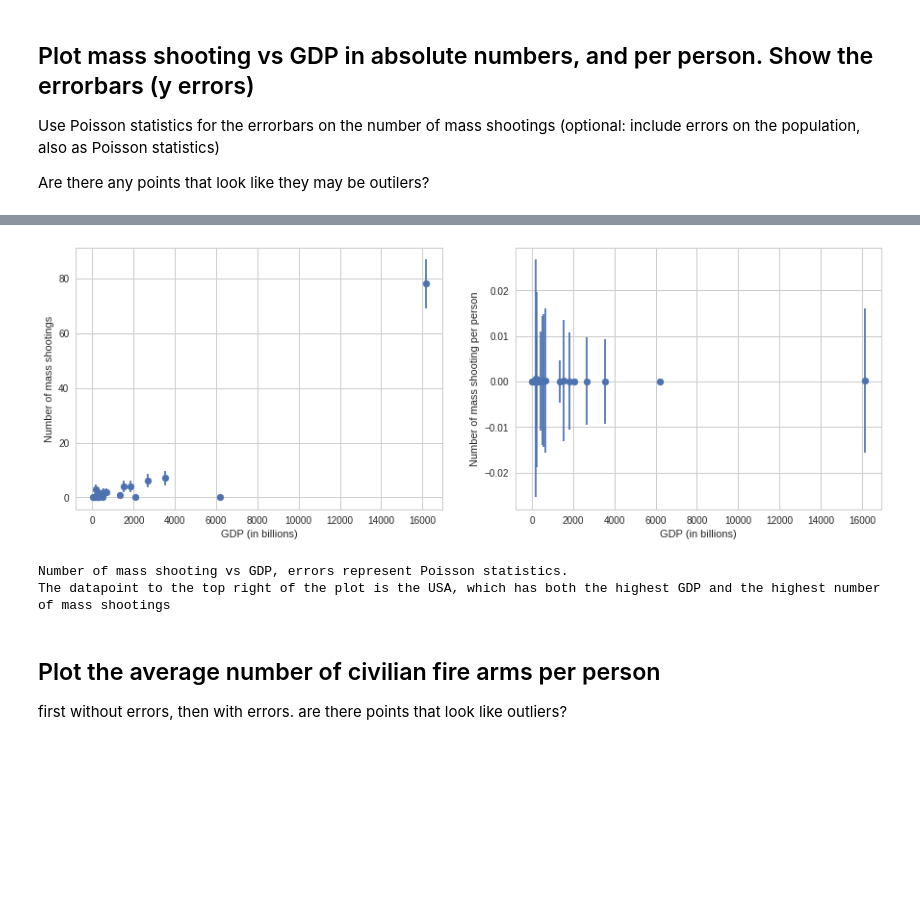
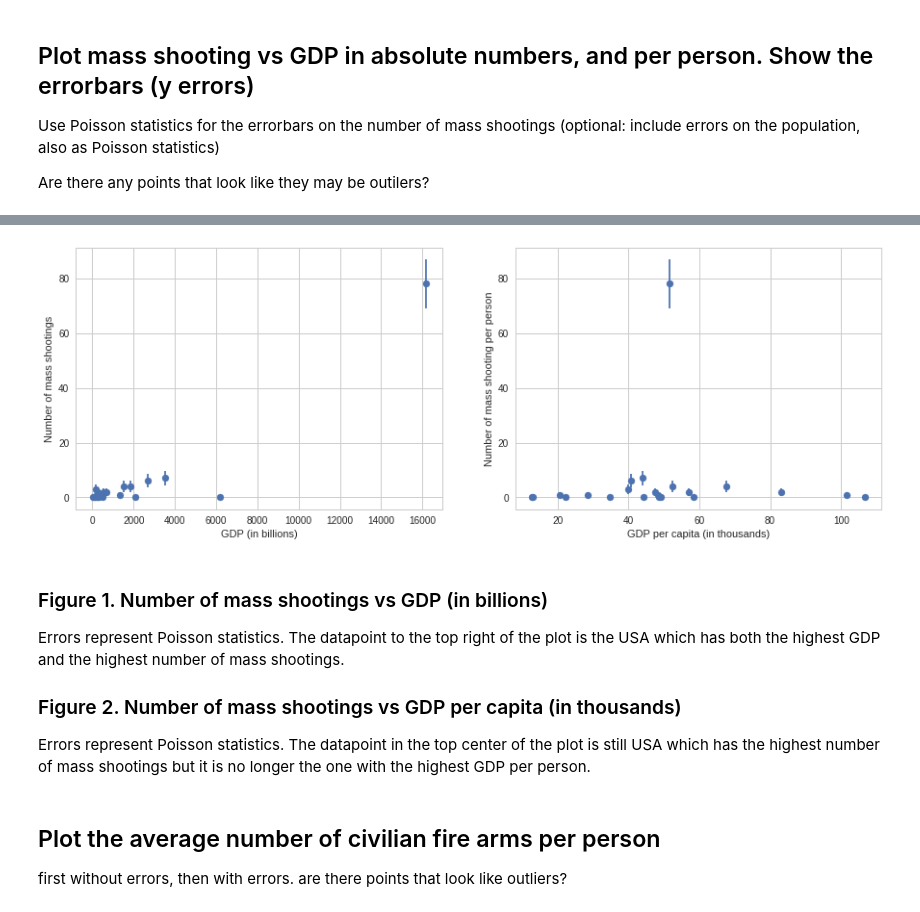
Before and after one commit to qiuyliu/PUI2017_uc288, a Jupyter notebook: HW5_uc288/Assignment3_uc288.ipynb, the cells around one changed output, grey strips where cells are left out. Drawn from its saved outputs; the diff is of its cells as text; code cells hidden in the pictures; blank space fills up the shorter version.

```diff
--- a/HW5_uc288/Assignment3_uc288.ipynb
+++ b/HW5_uc288/Assignment3_uc288.ipynb
@@ -173,3 +172,6 @@ len(df)
 Use Poisson statistics for the errorbars on the number of mass shootings (optional: include errors on the population, also as Poisson statistics)
 
 Are there any points that look like they may be outilers?
+# %%
+df['gdpcapita'] = df['gdp'] / df['pop']
+df.tail(8)
@@ -176,35 +188,34 @@ Are there any points that look like they may be outilers?
 # %%
 fig = pl.figure(figsize=(15,5))
 ax1 = fig.add_subplot(121)
 
 # plot mass shootings vs GDP in absolute numbers
 scatter1 = ax1.scatter(df.gdp / 1e9, df['Number of mass shootings'])
 ax1.errorbar(df.gdp / 1e9, df['Number of mass shootings'],
             yerr = np.sqrt(df['Number of mass shootings'] * 1.0), fmt = '.')
 ax1.set_xlabel("GDP (in billions)")
 ax1.set_ylabel("Number of mass shootings")
 ax1.set_ylim()
 
 ax2 = fig.add_subplot(122)
 
-df['shootingspp'] = df["Number of mass shootings"] / df['pop'] * 1e3
-
-# plot mass shootings vs GDP in absolute numbers
-scatter2 = ax2.scatter(df.gdp / 1e9, df['shootingspp'])
-ax2.errorbar(df.gdp / 1e9, df['shootingspp'],
-            yerr = np.sqrt(df['shootingspp'] * 1.0), fmt = '.')
-ax2.set_xlabel("GDP (in billions)")
+# plot mass shootings vs GDP/per person
+scatter2 = ax2.scatter(df['gdpcapita'] / 1e3, df['Number of mass shootings'])
+ax2.errorbar(df['gdpcapita'] / 1e3, df['Number of mass shootings'],
+            yerr = np.sqrt(df['Number of mass shootings'] * 1.0), fmt = '.')
+ax2.set_xlabel("GDP per capita (in thousands)")
 ax2.set_ylabel("Number of mass shooting per person")
 ax2.set_ylim()
+
 pl.show()
-print ("Number of mass shooting vs GDP, " +
-       "errors represent Poisson statistics.\n" +
-       "The datapoint to the top right of the plot is the USA, " +
-       "which has both the highest GDP and the highest number of mass shootings")
 # %% [output]
-[figure, old version]
+[figure, new version]
-Number of mass shooting vs GDP, errors represent Poisson statistics.
-The datapoint to the top right of the plot is the USA, which has both the highest GDP and the highest number of mass shootings
+# %% [markdown]
+### Figure 1. Number of mass shootings vs GDP (in billions)
+Errors represent Poisson statistics. The datapoint to the top right of the plot is the USA which has both the highest GDP and the highest number of mass shootings.
+
+### Figure 2. Number of mass shootings vs GDP per capita (in thousands)
+Errors represent Poisson statistics. The datapoint in the top center of the plot is still USA which has the highest number of mass shootings but it is no longer the one with the highest GDP per person.
 # %% [markdown]
 ## Plot the average number of civilian fire arms per person
 first without errors, then with errors. are there  points that look like outliers?
```
Also changed, not shown: parts of 36 cells of this notebook, 1 other file.
